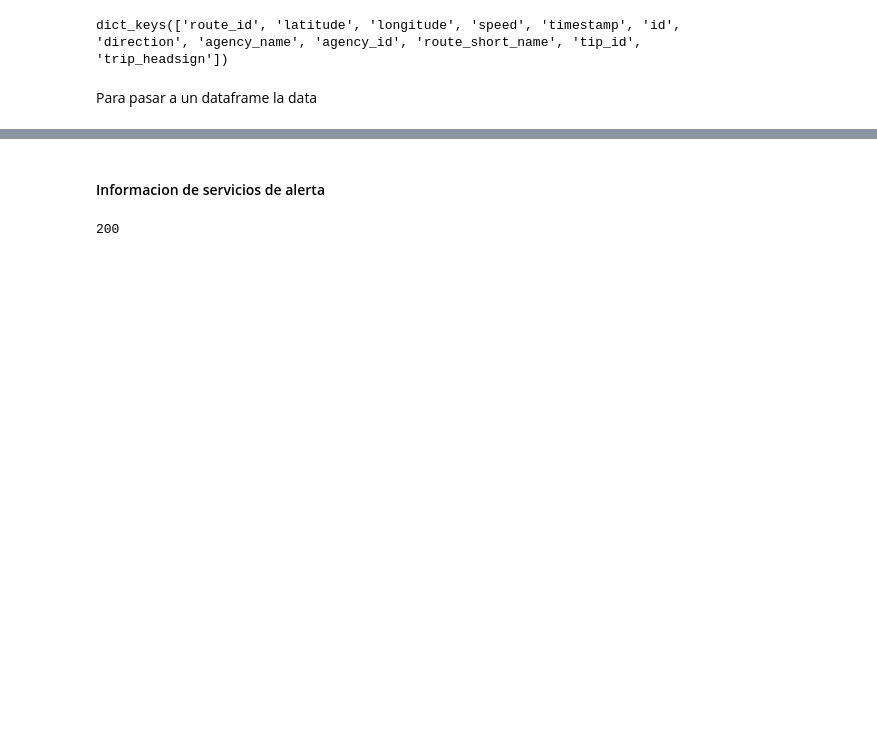
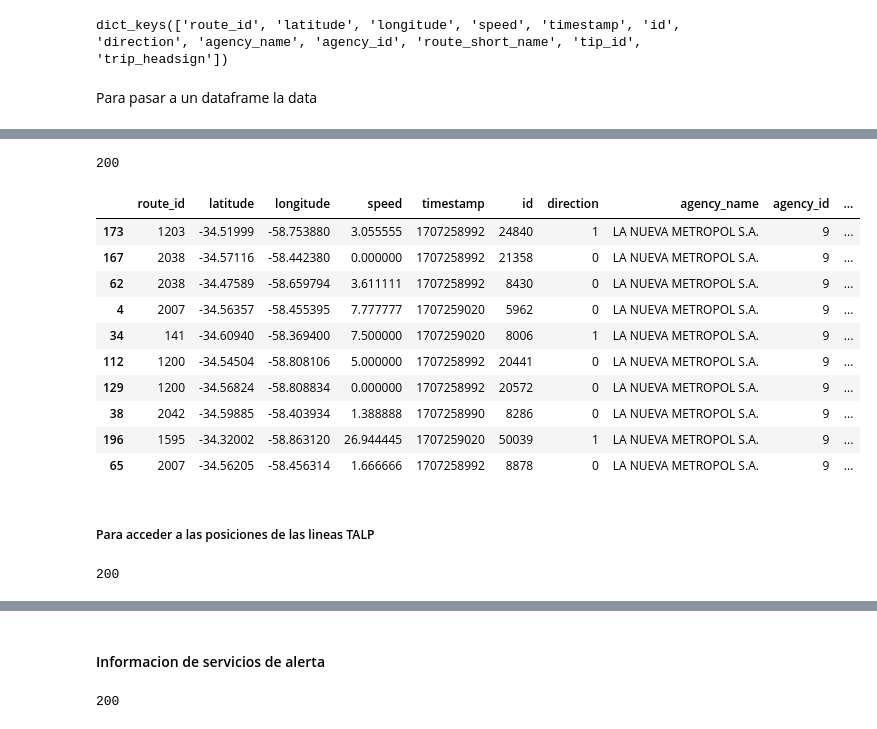
Before and after one commit to c-gonzalez-a/DataEngineeringCoder, a Jupyter notebook: main.ipynb, the cells around one changed output, grey strips where cells are left out. Cells and saved outputs as stored; diff of their text form; code cells hidden in the pictures; blank space fills up the shorter version.

```diff
--- a/main.ipynb
+++ b/main.ipynb
@@ -142,0 +146,34 @@ df_busPositions.sample(n=10)
+# %%
+params_NMPositions = params.copy()
+params_NMPositions.update(la_nueva_metropol)
+r_NMPositions = requests.get(full_url_busPositions, params=params_NMPositions)
+
+r_NMPositions.status_code
+# %% [output]
+200
+# %%
+json_NMData = r_NMPositions.json()
+df_NMPositions = pd.json_normalize(json_NMData)
+df_NMPositions.sample(n=10)
+# %% [output]
+|  | route_id | latitude | longitude | speed | timestamp | id | direction | agency_name | agency_id | ... |
+| 173 | 1203 | -34.51999 | -58.753880 | 3.055555 | 1707258992 | 24840 | 1 | LA NUEVA METROPOL S.A. | 9 | ... |
+| 167 | 2038 | -34.57116 | -58.442380 | 0.000000 | 1707258992 | 21358 | 0 | LA NUEVA METROPOL S.A. | 9 | ... |
+| 62 | 2038 | -34.47589 | -58.659794 | 3.611111 | 1707258992 | 8430 | 0 | LA NUEVA METROPOL S.A. | 9 | ... |
+| 4 | 2007 | -34.56357 | -58.455395 | 7.777777 | 1707259020 | 5962 | 0 | LA NUEVA METROPOL S.A. | 9 | ... |
+| 34 | 141 | -34.60940 | -58.369400 | 7.500000 | 1707259020 | 8006 | 1 | LA NUEVA METROPOL S.A. | 9 | ... |
+| 112 | 1200 | -34.54504 | -58.808106 | 5.000000 | 1707258992 | 20441 | 0 | LA NUEVA METROPOL S.A. | 9 | ... |
+| 129 | 1200 | -34.56824 | -58.808834 | 0.000000 | 1707258992 | 20572 | 0 | LA NUEVA METROPOL S.A. | 9 | ... |
+| 38 | 2042 | -34.59885 | -58.403934 | 1.388888 | 1707258990 | 8286 | 0 | LA NUEVA METROPOL S.A. | 9 | ... |
+| 196 | 1595 | -34.32002 | -58.863120 | 26.944445 | 1707259020 | 50039 | 1 | LA NUEVA METROPOL S.A. | 9 | ... |
+| 65 | 2007 | -34.56205 | -58.456314 | 1.666666 | 1707258992 | 8878 | 0 | LA NUEVA METROPOL S.A. | 9 | ... |
+# %% [markdown]
+##### Para acceder a las posiciones de las lineas TALP
+# %%
+params_TALPPositions = params.copy()
+params_TALPPositions.update(talp)
+r_TALPPositions = requests.get(full_url_busPositions, params=params_TALPPositions)
+
+r_TALPPositions.status_code
+# %% [output]
+200
```
Also changed, not shown: parts of 28 cells of this notebook.
